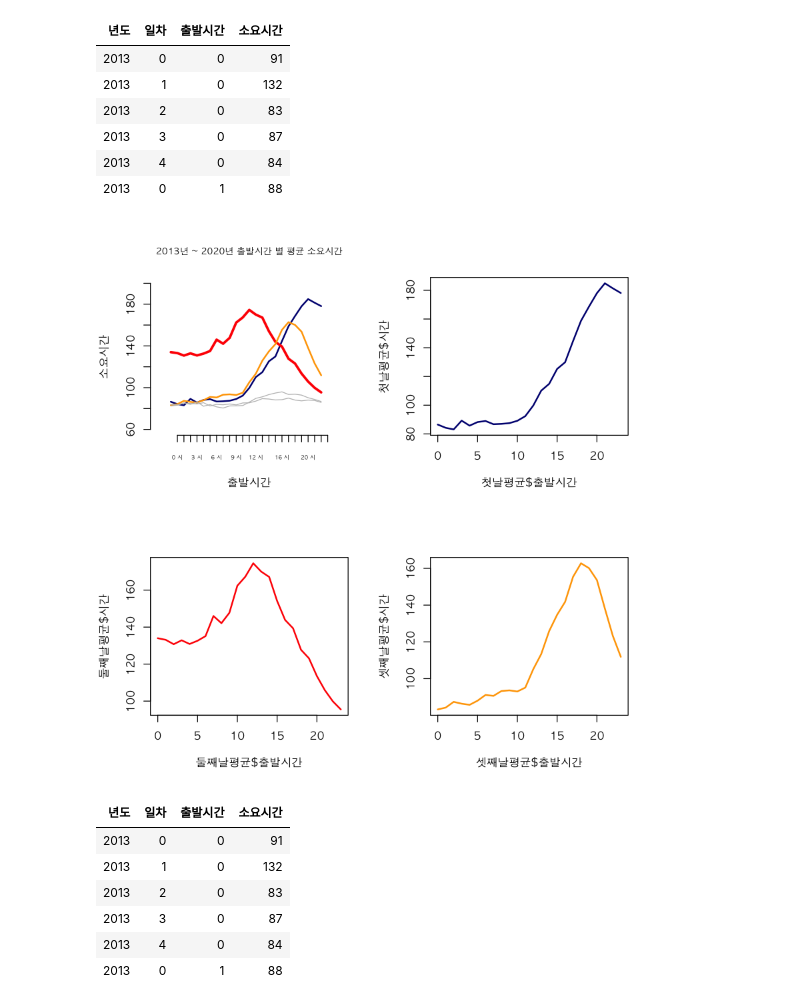
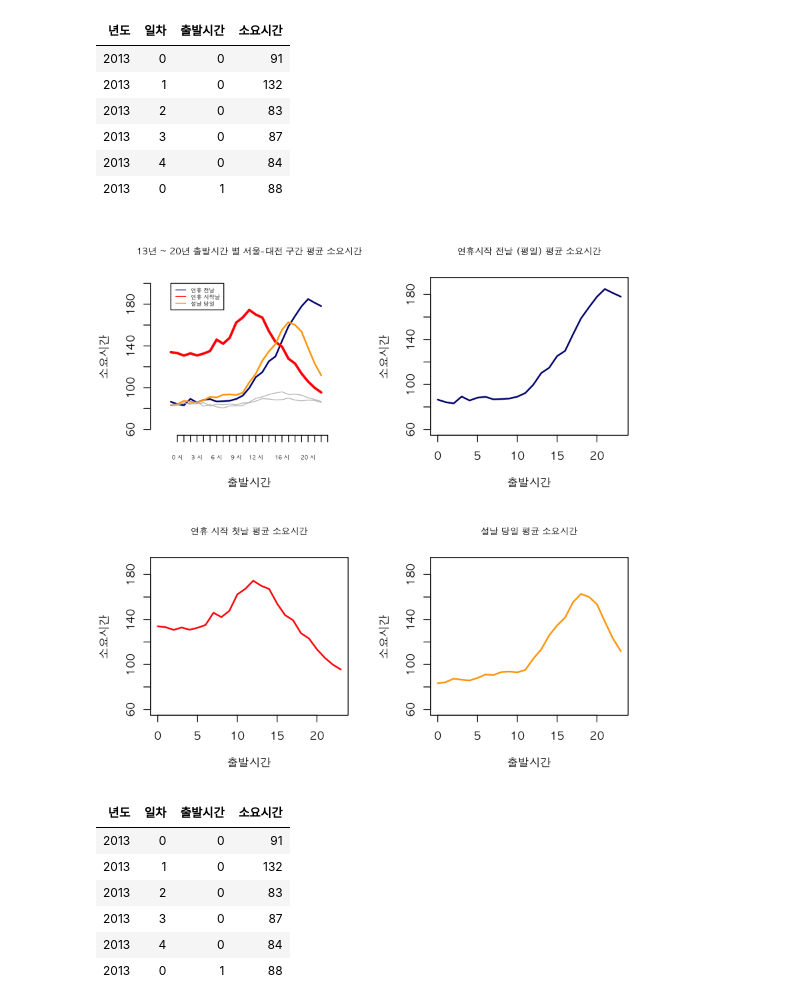
Before and after one commit to monargent0/TJRrrClass, a Jupyter notebook: 교통량.ipynb, the cells around one changed output. Saved outputs shown, nothing was run; the diff lists cells and outputs as text; code cells hidden in the pictures.

```diff
--- a/교통량.ipynb
+++ b/교통량.ipynb
@@ -433,7 +436,7 @@ plot(
 )
 axis(1, at=1:24, lab = paste(첫날평균$출발시간 ,'시') , cex.axis=0.5) #(방향, 범위, 라벨명)
 axis(2,  ylim = c(60,200))
-title(main = '2013년 ~ 2020년 출발시간 별 평균 소요시간' ,cex.main=0.8)
+title(main = '13년 ~ 20년 출발시간 별 서울-대전 구간 평균 소요시간' ,cex.main=0.8)
 
 lines(
     둘째날평균$출발시간,
@@ -459,34 +462,58 @@ lines(
     다섯째날평균$출발시간,
     다섯째날평균$시간,
     lwd = 1,
     col = 'grey',
 )
+# 범례
+legend(0, 200, # x, y 좌표값
+    c('연휴 전날','연휴 시작날','설날 당일'),
+    col= c('navy' ,'red','orange'),
+    # pch = c(15),
+    lty = c(1),
+    cex = 0.5, # 크기조절 R에서 기본값 1
+
+)
 
 plot(
     첫날평균$출발시간,
     첫날평균$시간,
     type = 'l',
     lwd=2,
     col = 'navy',
+    xlab='출발시간',
+    ylab = '소요시간',
+    main = '연휴시작 전날 (평일) 평균 소요시간',
+    cex.main=0.8,
+    ylim = c(60,190),
 )
 
 plot(
     둘째날평균$출발시간,
     둘째날평균$시간,
     type = 'l',
     lwd=2,
     col = 'red',
+    xlab='출발시간',
+    ylab = '소요시간',
+    main = '연휴 시작 첫날 평균 소요시간',
+    cex.main=0.8,
+    ylim = c(60,190),
 )
 
 plot(
     셋째날평균$출발시간,
     셋째날평균$시간,
     lwd = 2,
     type='l',
     col = 'orange',
+    xlab='출발시간',
+    ylab = '소요시간',
+    main = '설날 당일 평균 소요시간',
+    cex.main=0.8,
+    ylim = c(60,190),
 )
 # %% [output]
-[figure, old version]
+[figure, new version]
 # %%
 head(data)
 # %% [output]
```
Also changed, not shown: parts of 14 cells of this notebook, 4 other files.
